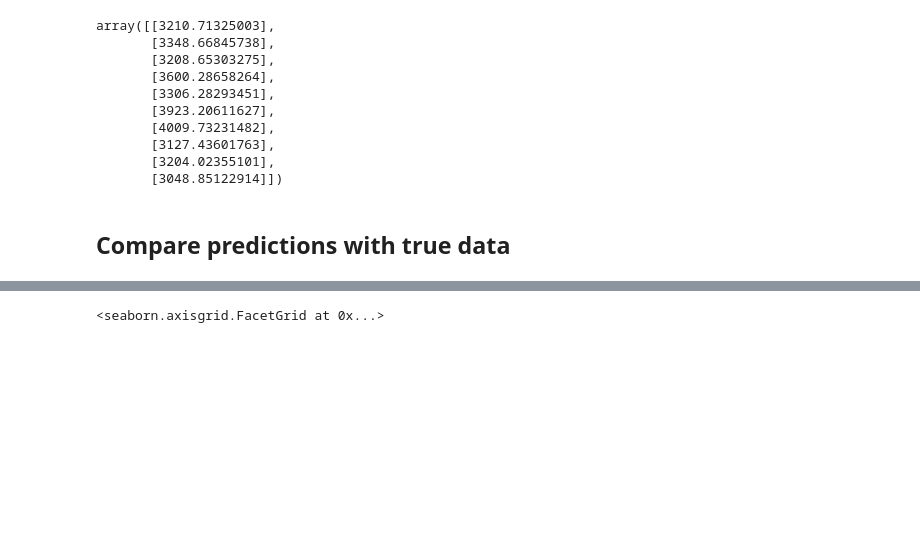
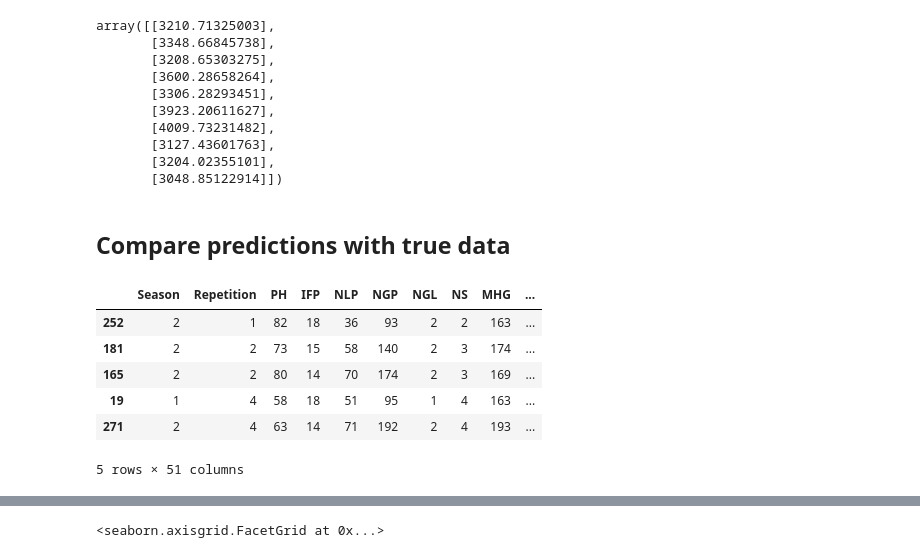
Before and after one commit to ElenJ/ML_Demos, a Jupyter notebook: Regression_example.ipynb, the cells around one changed output, grey strips where cells are left out. Cells and saved outputs as stored; diff of their text form; code cells hidden in the pictures; blank space fills up the shorter version.

```diff
--- a/Regression_example.ipynb
+++ b/Regression_example.ipynb
@@ -281,4 +261,17 @@ array([[3210.71325003],
        [3048.85122914]])
 # %% [markdown]
 ## Compare predictions with true data
+# %%
+X_test_with_predictions = X_test.copy()
+X_test_with_predictions['GY_measured'] = y_test
+X_test_with_predictions['GY_predicted'] = predictions
+X_test_with_predictions.head()
+# %% [output]
+|  | Season | Repetition | PH | IFP | NLP | NGP | NGL | NS | MHG | ... |
+| 252 | 2 | 1 | 82 | 18 | 36 | 93 | 2 | 2 | 163 | ... |
+| 181 | 2 | 2 | 73 | 15 | 58 | 140 | 2 | 3 | 174 | ... |
+| 165 | 2 | 2 | 80 | 14 | 70 | 174 | 2 | 3 | 169 | ... |
+| 19 | 1 | 4 | 58 | 18 | 51 | 95 | 1 | 4 | 163 | ... |
+| 271 | 2 | 4 | 63 | 14 | 71 | 192 | 2 | 4 | 193 | ... |
+5 rows × 51 columns
 # %%
```
Also changed, not shown: parts of 5 cells of this notebook, 1 other file.
